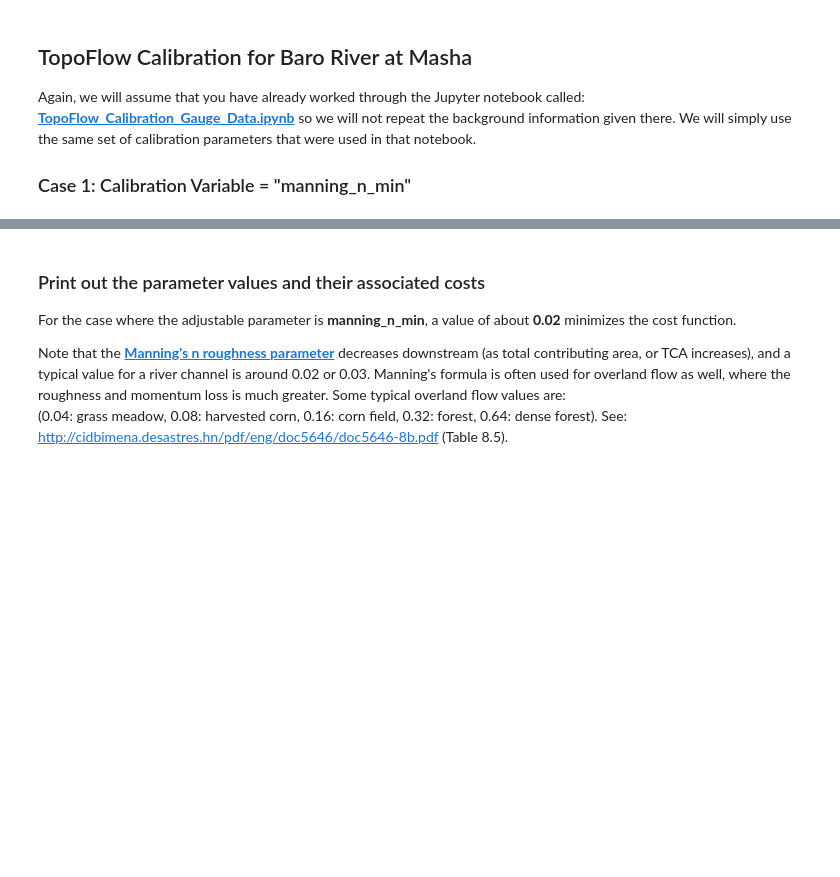
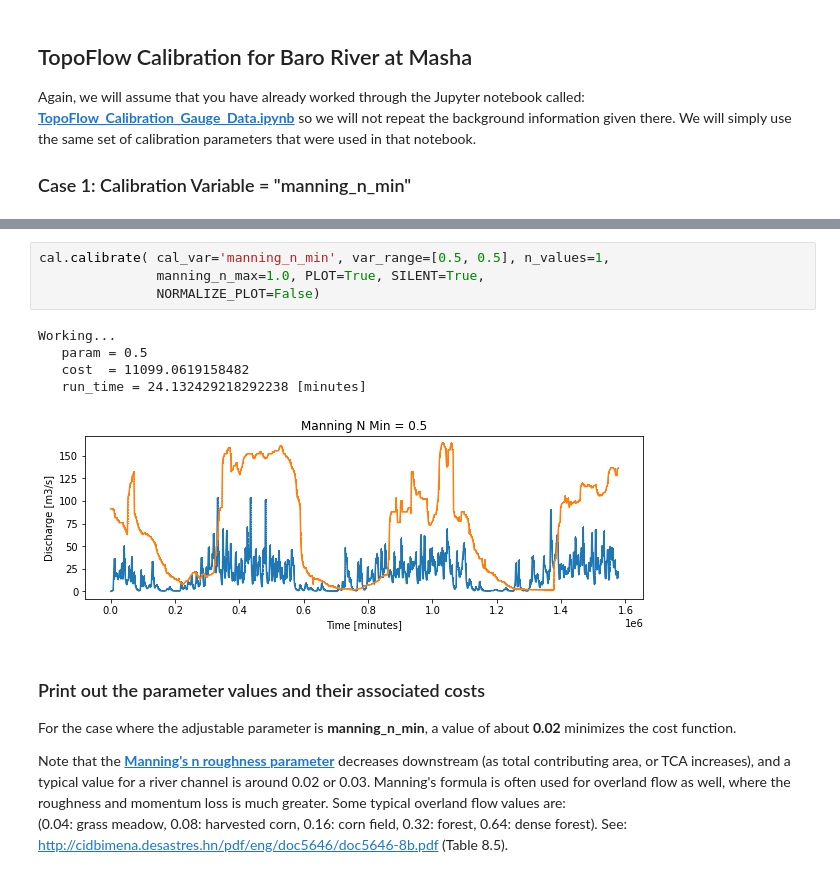
Before and after one commit to peckhams/topoflow36, a Jupyter notebook: notebooks/TopoFlow_Calibration_Baro-Masha_CHIRPS1.ipynb, the cells around one changed output, grey strips where cells are left out. Cells and saved outputs as stored; diff of their text form; blank space fills up the shorter version.

```diff
--- a/notebooks/TopoFlow_Calibration_Baro-Masha_CHIRPS1.ipynb
+++ b/notebooks/TopoFlow_Calibration_Baro-Masha_CHIRPS1.ipynb
@@ -313,3 +304,13 @@ Working...
+# %%
+cal.calibrate( cal_var='manning_n_min', var_range=[0.5, 0.5], n_values=1,
+               manning_n_max=1.0, PLOT=True, SILENT=True,
+               NORMALIZE_PLOT=False)
+# %% [output]
+Working...
+   param = 0.5
+   cost  = 11099.0619158482
+   run_time = 24.132429218292238 [minutes]
+[figure, added]
 # %% [markdown]
 ### Print out the parameter values and their associated costs
 
```
Also changed, not shown: parts of 11 cells of this notebook, 3 other files.
